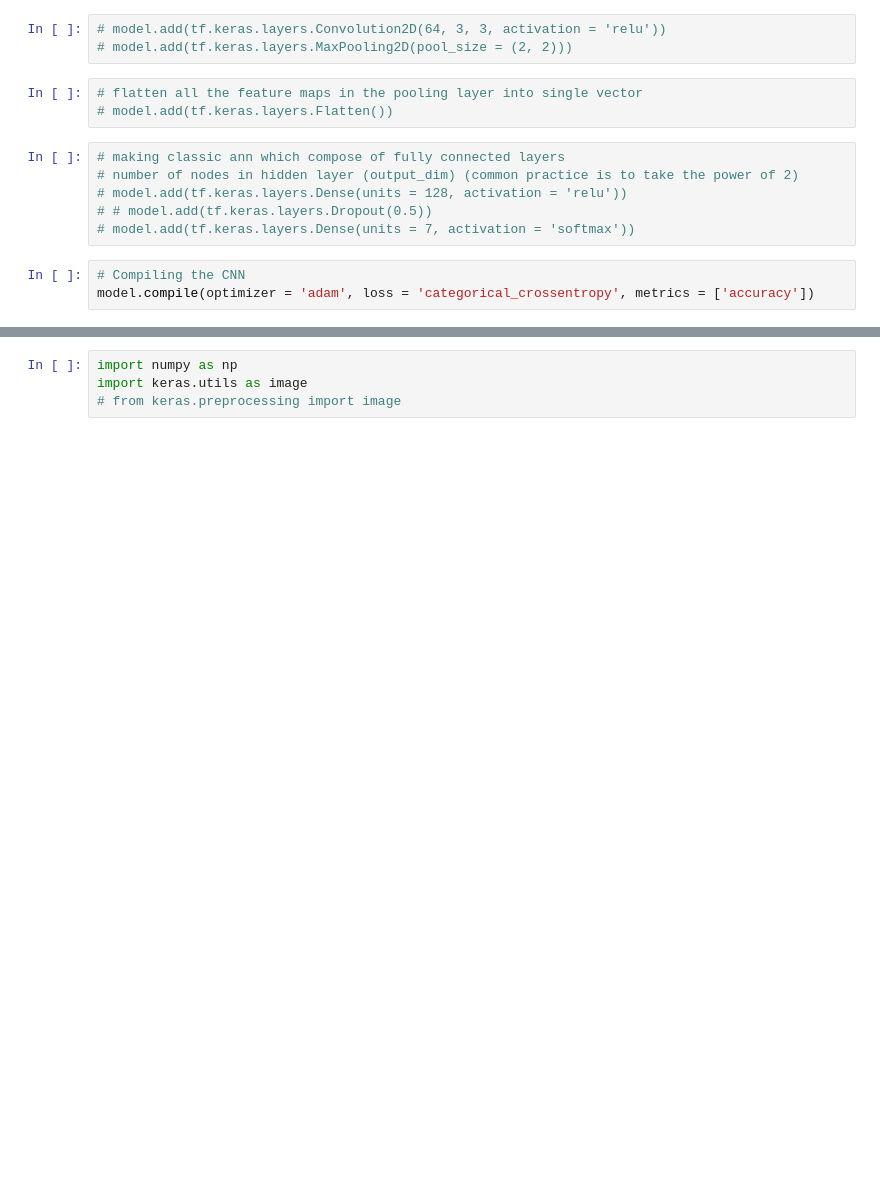
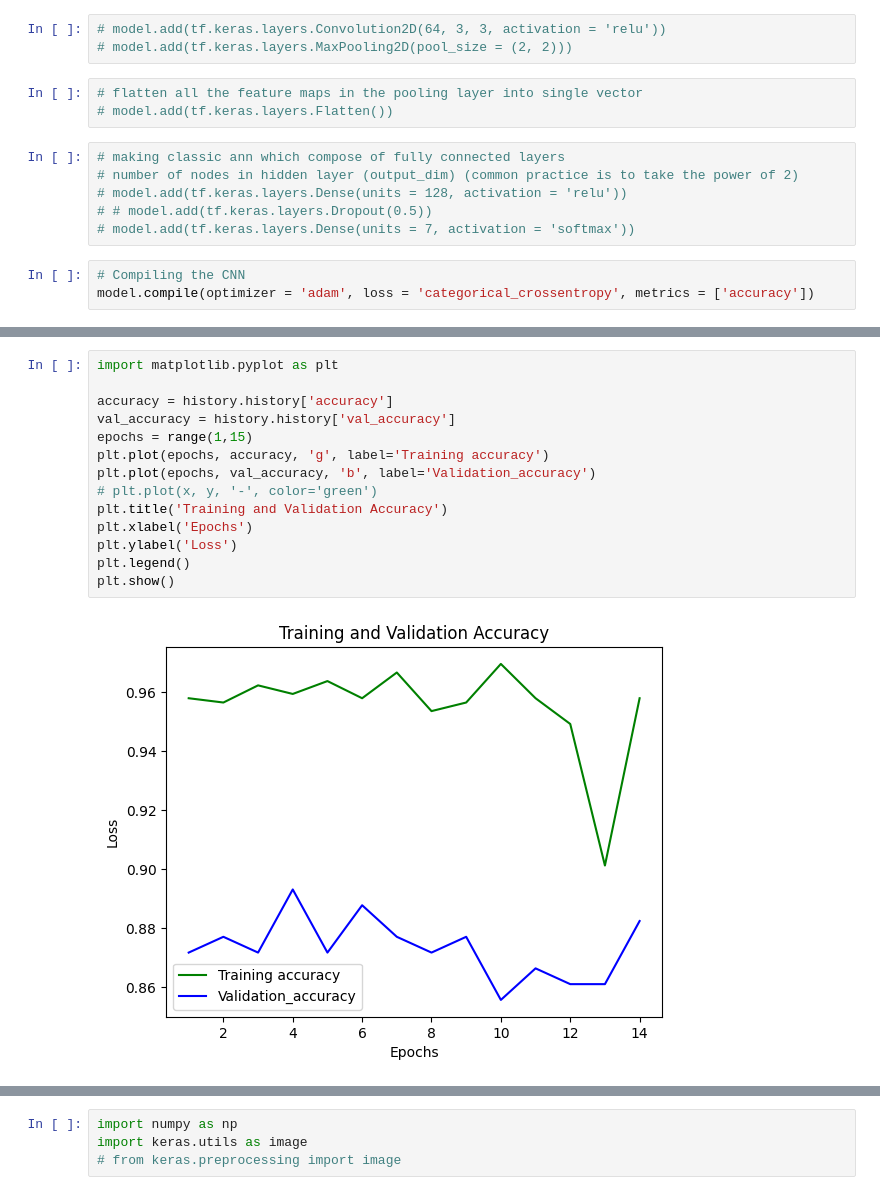
Before and after one commit to viamryl/Rupiah-Classification, a Jupyter notebook: rupiah_classification.ipynb, the cells around one changed output, grey strips where cells are left out. Saved outputs shown, nothing was run; the diff lists cells and outputs as text; blank space fills up the shorter version.

```diff
--- a/rupiah_classification.ipynb
+++ b/rupiah_classification.ipynb
@@ -105,0 +128,16 @@ Epoch 50/50
+# %%
+import matplotlib.pyplot as plt
+
+accuracy = history.history['accuracy']
+val_accuracy = history.history['val_accuracy']
+epochs = range(1,15)
+plt.plot(epochs, accuracy, 'g', label='Training accuracy')
+plt.plot(epochs, val_accuracy, 'b', label='Validation_accuracy')
+# plt.plot(x, y, '-', color='green')
+plt.title('Training and Validation Accuracy')
+plt.xlabel('Epochs')
+plt.ylabel('Loss')
+plt.legend()
+plt.show()
+# %% [output]
+[figure, added]
```
Also changed, not shown: parts of 9 cells of this notebook, 5 other files.
